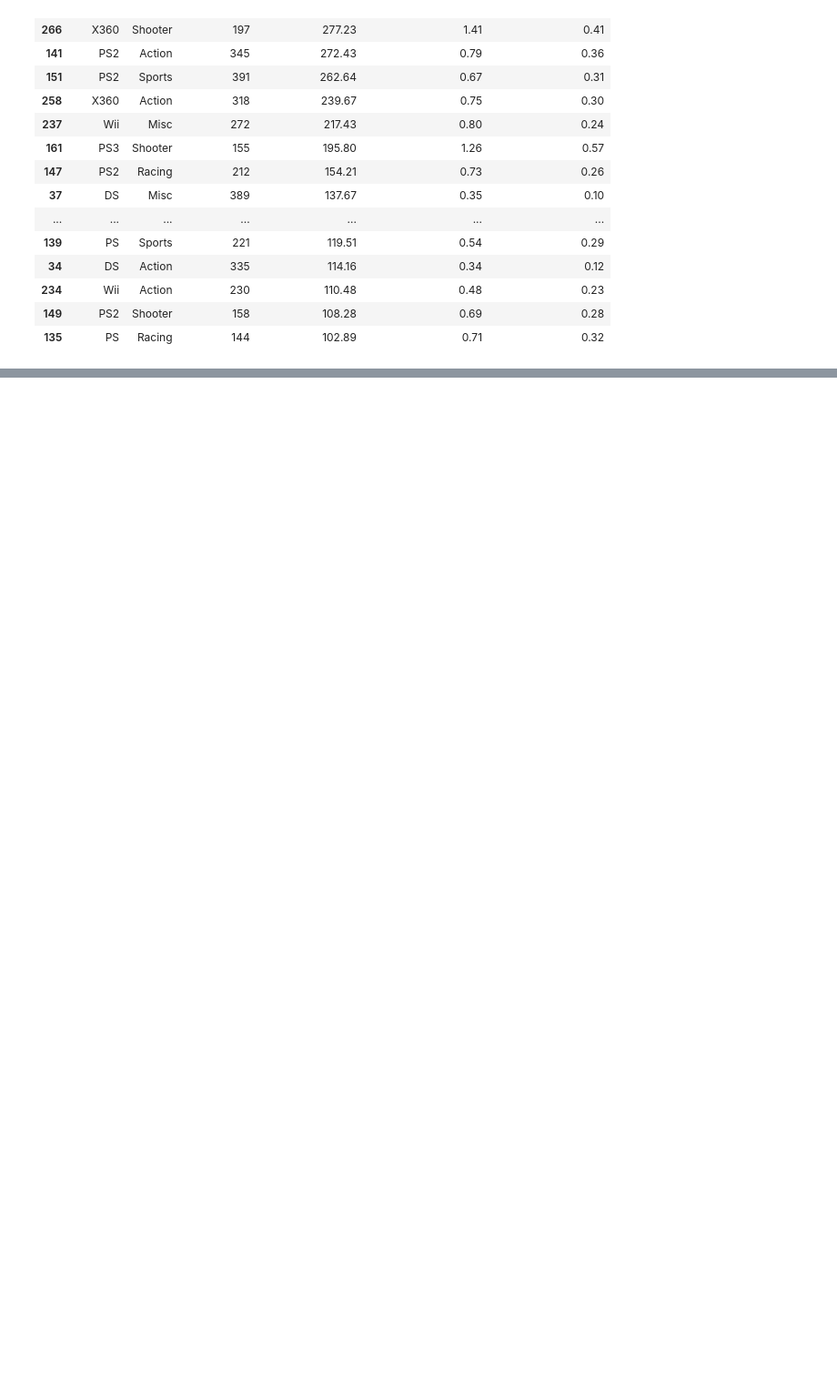
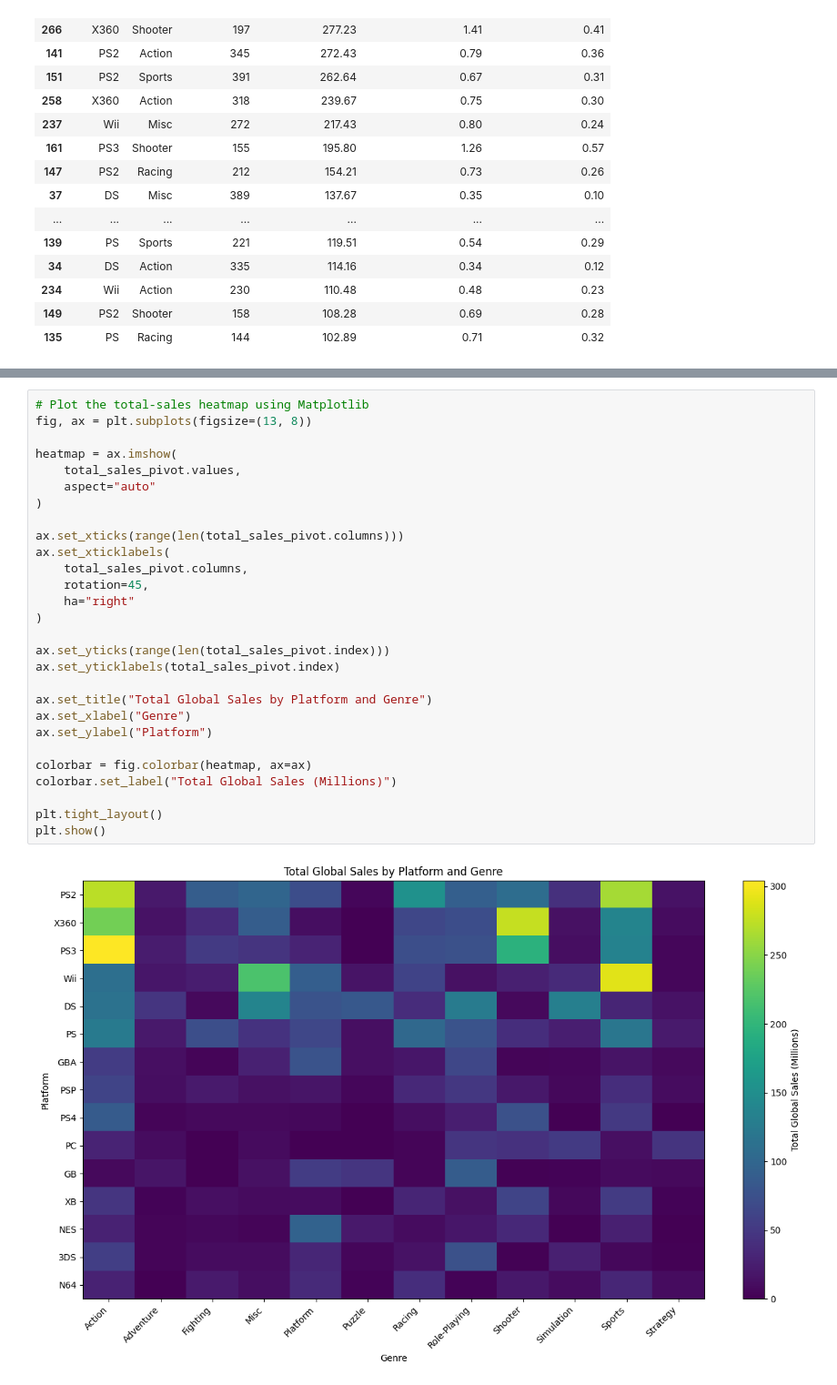
Before and after one commit to tylernsocial/data-analysis-on-the-videogame-industry, a Jupyter notebook: notebooks/research_questions_and_modeling/07_genre_performance_across_platforms.ipynb, the cells around one changed output, grey strips where cells are left out. Shown at 91% size. Cells and saved outputs as stored; diff of their text form; blank space fills up the shorter version.

Commit message:
Completed all charts for notebook 07

```diff
--- a/notebooks/research_questions_and_modeling/07_genre_performance_across_platforms.ipynb
+++ b/notebooks/research_questions_and_modeling/07_genre_performance_across_platforms.ipynb
@@ -394,0 +447,30 @@ comparison_table
+# %%
+# Plot the total-sales heatmap using Matplotlib
+fig, ax = plt.subplots(figsize=(13, 8))
+
+heatmap = ax.imshow(
+    total_sales_pivot.values,
+    aspect="auto"
+)
+
+ax.set_xticks(range(len(total_sales_pivot.columns)))
+ax.set_xticklabels(
+    total_sales_pivot.columns,
+    rotation=45,
+    ha="right"
+)
+
+ax.set_yticks(range(len(total_sales_pivot.index)))
+ax.set_yticklabels(total_sales_pivot.index)
+
+ax.set_title("Total Global Sales by Platform and Genre")
+ax.set_xlabel("Genre")
+ax.set_ylabel("Platform")
+
+colorbar = fig.colorbar(heatmap, ax=ax)
+colorbar.set_label("Total Global Sales (Millions)")
+
+plt.tight_layout()
+plt.show()
+# %% [output]
+[figure, added]
```
Also changed, not shown: parts of 35 cells of this notebook.
